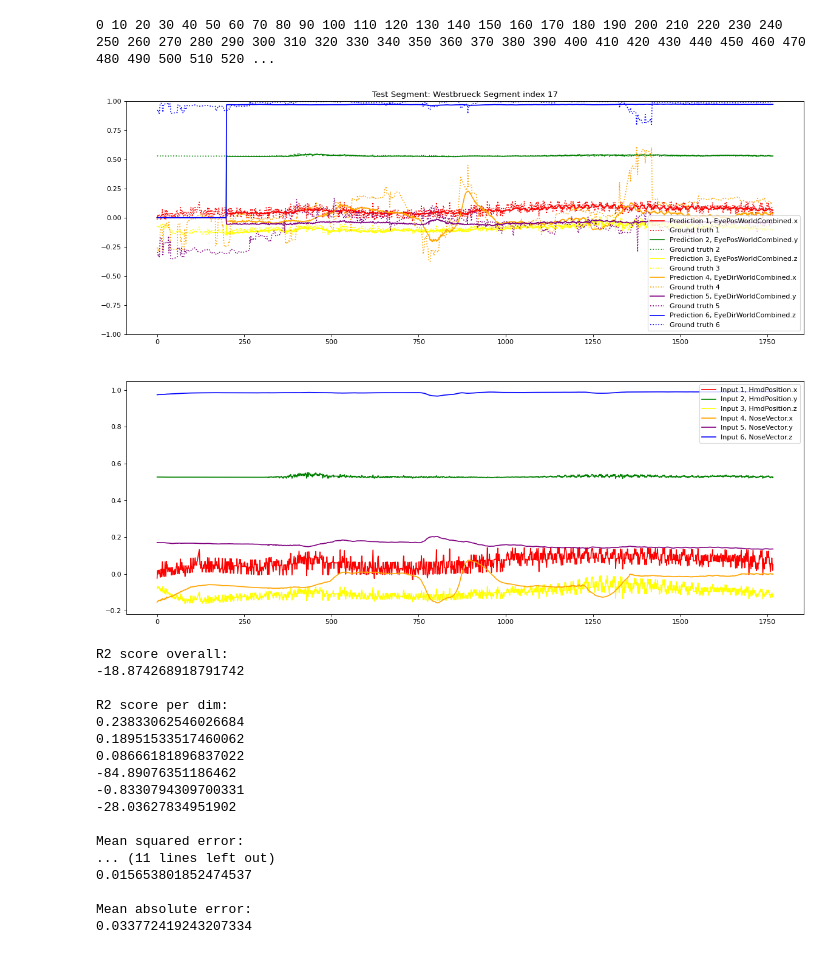
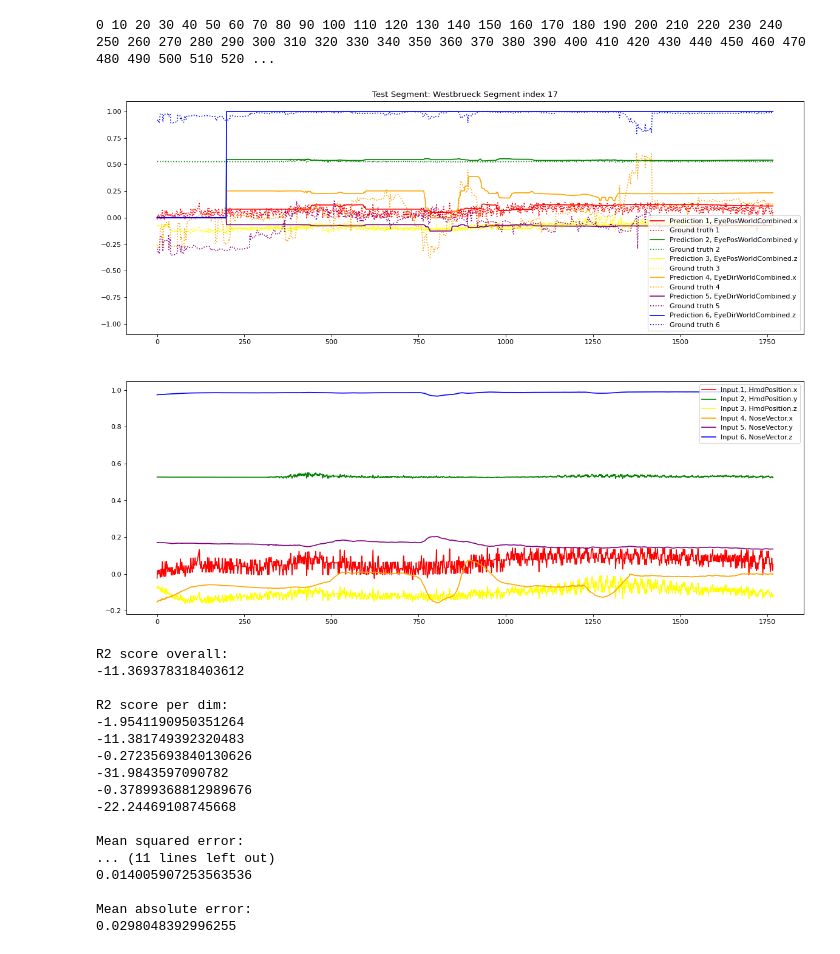
Before and after one commit to StefB4/Head2Eye, a Jupyter notebook: DenseTrainingAndPrediction.ipynb, the cells around one changed output. Cells and saved outputs as stored; diff of their text form; code cells hidden in the pictures.

```diff
--- a/DenseTrainingAndPrediction.ipynb
+++ b/DenseTrainingAndPrediction.ipynb
@@ -18,3 +18,6 @@ from Helpers import save_to_disk, load_from_disk
 from DatasetHelpers import create_seq_to_datapoint_ds, seq_to_dp_ds_from_df_list, create_pretrain_ds, pretrain_ds_from_df_list, train_validation_split_ds
 # %% [output]
 Using TensorFlow backend.
+# %%
+a = np.array([1,2,3,4,5,6,7])
+a[0:2]
@@ -23,8 +28,7 @@ final_data_path = "./data/"
 all_data = load_from_disk(final_data_path + "full_filtered_data.pickle")
 
 model_save_path = "./trained_models/"
-model_load_path = "./trained_models/MODEL.h5"
-model_load_path = "/Users/stefan/Desktop/ctest/After training in june/content/trained_models/encoder_only_pretrain_finetune2_2022_06_12_09_20_32.h5"
+model_load_path = "./trained_models/dense_2022_09_11_16_43_27.h5"
 
 
 main_train_epochs = 160
@@ -330,8 +334,7 @@ glob.glob(model_save_path + use_model_name + "*.*")
 # %%
 load_model_now = True
 if load_model_now:
-    custom_objects = {"PositionalEmbedding": PositionalEmbedding, "TransformerEncoder": TransformerEncoder}
-    loaded_model = keras.models.load_model(model_load_path, custom_objects = custom_objects)
+    loaded_model = keras.models.load_model(model_load_path)
 # %%
 for i, w in enumerate(loaded_model.weights): print(i, w.name)
 # %% [output]
@@ -514,7 +506,7 @@ def decode_segment_of_single_targets(full_sequence, sub_seq_len, model, target_s
             print(idx, end=" ")
 
         # Predict
-        predicted_slice = decode_single_segment(model, ds_slice, ground_truth = None, use_dummy_mask = True, plot = False, target_is_seq = False)
+        predicted_slice = decode_single_segment(model, ds_slice, ground_truth = None, use_dummy_mask = use_dummy_mask, plot = False, target_is_seq = False)
         predicted_slice = predicted_slice[0]
 
 
@@ -572,26 +564,26 @@ ret = decode_segment_of_single_targets(full_sequence_in, sub_seq_len, loaded_mod
 # %%
 # Plot
 
 fig, ax = plt.subplots(2, figsize=(18, 14), dpi=80)
 colors_lut = ["red","green","yellow","orange","purple","blue"]
 
 for dim in range(ret.shape[1]):
     ax[0].plot(ret[:,dim], color = colors_lut[dim], label = str("Prediction {}, {}".format(dim + 1, test_segment_data.columns[6+dim])))
     ax[0].plot(full_sequence_target[:,dim], linestyle = "dotted", markersize = 1, color = colors_lut[dim], label = str("Ground truth {}".format(dim + 1)))
 
 ax[0].legend()
-ax[0].set_ylim((-1,1))
+ax[0].set_ylim((-1.1,1.1))
 
 for dim in range(full_sequence_in.shape[1]):
     ax[1].plot(full_sequence_in[:,dim], color = colors_lut[dim], label = str("Input {}, {}".format(dim + 1, test_segment_data.columns[dim])))
 
 ax[1].legend()
 
 ax[0].set_title("Test Segment: Westbrueck Segment index {}".format(test_segment_idx))
 
 plt.show()
 # %% [output]
-[figure, old version]
+[figure, new version]
 # %%
 print("R2 score overall:")
 print(r2_score(full_sequence_target[-sub_seq_len:,:],ret[-sub_seq_len:,:]))
@@ -615,19 +607,19 @@ print("\nMean absolute error:")
 print(mean_absolute_error(full_sequence_target[-sub_seq_len:,:],ret[-sub_seq_len:,:]))
 # %% [output]
 R2 score overall:
--18.874268918791742
+-11.369378318403612
 
 R2 score per dim:
-0.23833062546026684
-0.18951533517460062
-0.08666181896837022
--84.89076351186462
--0.8330794309700331
--28.03627834951902
+-1.9541190950351264
+-11.381749392320483
+-0.27235693840130626
+-31.9843597090782
+-0.37899368812989676
+-22.24469108745668
 
 Mean squared error:
 ... (11 lines left out)
-0.015653801852474537
+0.014005907253563536
 
 Mean absolute error:
-0.033772419243207334
+0.0298048392996255
```
Also changed, not shown: parts of 4 cells of this notebook, 6 other files.
